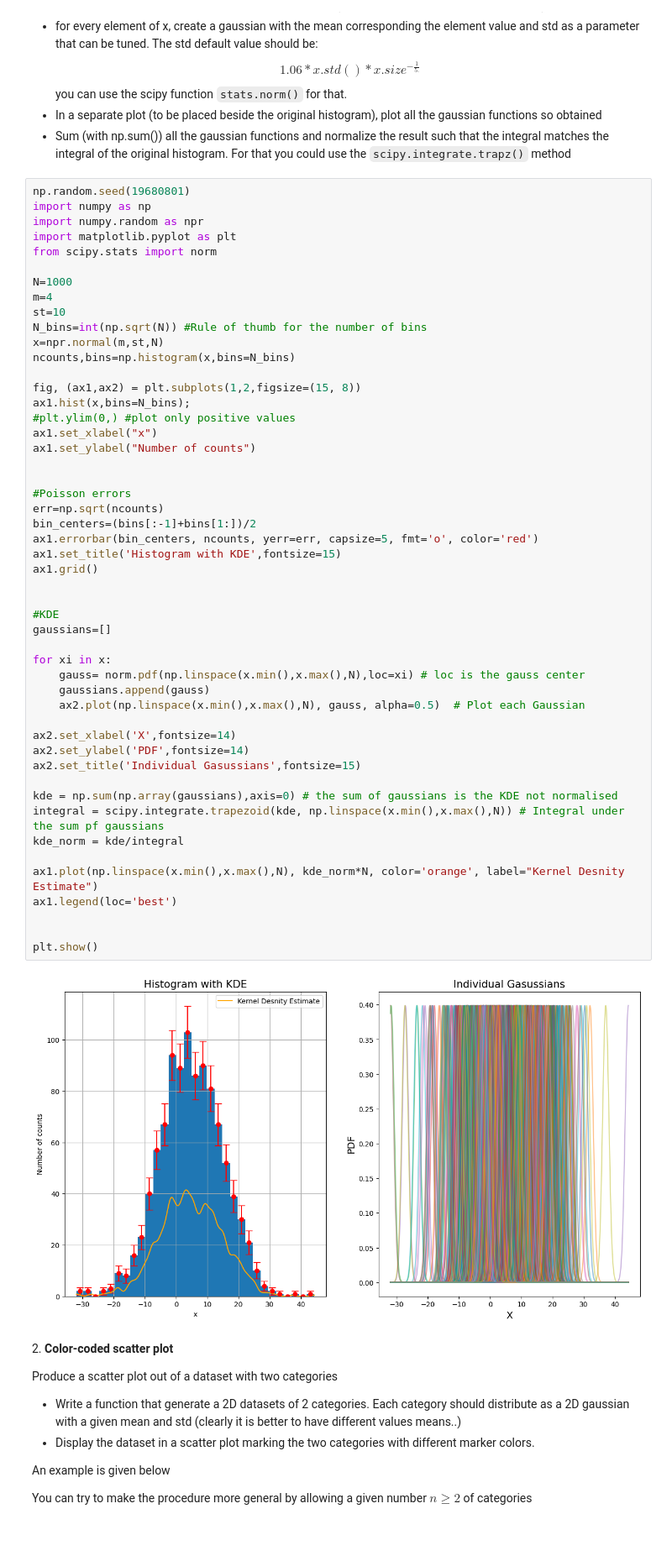
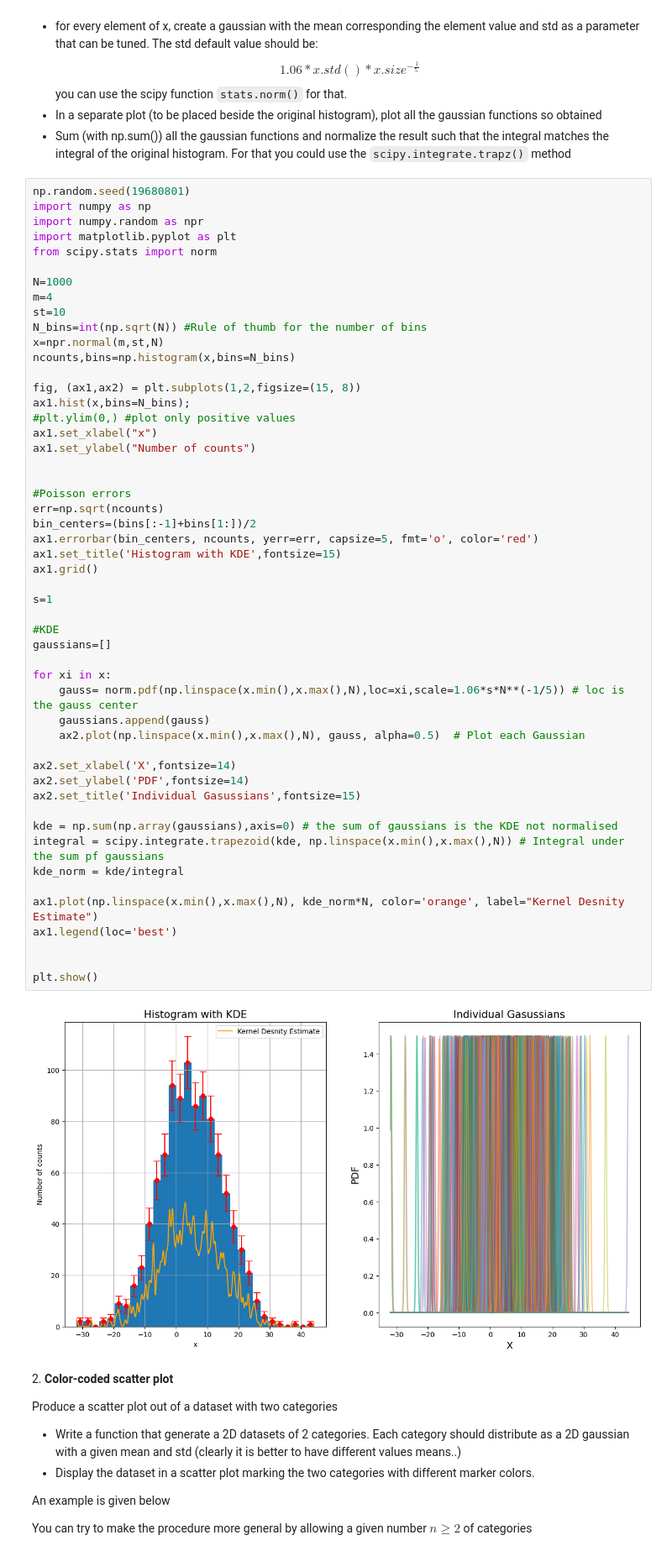
Before and after one commit to gpoccianti/LaboratoryOfComputationalPhysics_Y7, a Jupyter notebook: 07ex_Visualization.ipynb, the cells around one changed output. Shown: that part at 84% size. Drawn from its saved outputs; the diff is of its cells as text.

```diff
--- a/07ex_Visualization.ipynb
+++ b/07ex_Visualization.ipynb
@@ -53,35 +53,36 @@ ax1.set_ylabel("Number of counts")
 
 #Poisson errors
 err=np.sqrt(ncounts)
 bin_centers=(bins[:-1]+bins[1:])/2
 ax1.errorbar(bin_centers, ncounts, yerr=err, capsize=5, fmt='o', color='red')
 ax1.set_title('Histogram with KDE',fontsize=15)
 ax1.grid()
 
+s=1
 
 #KDE
 gaussians=[]
 
 for xi in x:
-    gauss= norm.pdf(np.linspace(x.min(),x.max(),N),loc=xi) # loc is the gauss center
+    gauss= norm.pdf(np.linspace(x.min(),x.max(),N),loc=xi,scale=1.06*s*N**(-1/5)) # loc is the gauss center
     gaussians.append(gauss)
     ax2.plot(np.linspace(x.min(),x.max(),N), gauss, alpha=0.5)  # Plot each Gaussian
 
 ax2.set_xlabel('X',fontsize=14)
 ax2.set_ylabel('PDF',fontsize=14)
 ax2.set_title('Individual Gasussians',fontsize=15)
 
 kde = np.sum(np.array(gaussians),axis=0) # the sum of gaussians is the KDE not normalised
 integral = scipy.integrate.trapezoid(kde, np.linspace(x.min(),x.max(),N)) # Integral under the sum pf gaussians
 kde_norm = kde/integral
 
 ax1.plot(np.linspace(x.min(),x.max(),N), kde_norm*N, color='orange', label="Kernel Desnity Estimate")
 ax1.legend(loc='best')
 
 
 plt.show()
 # %% [output]
-[figure, old version]
+[figure, new version]
 # %% [markdown]
 2\. **Color-coded scatter plot**
 
```
Also changed, not shown: 7 other files.
